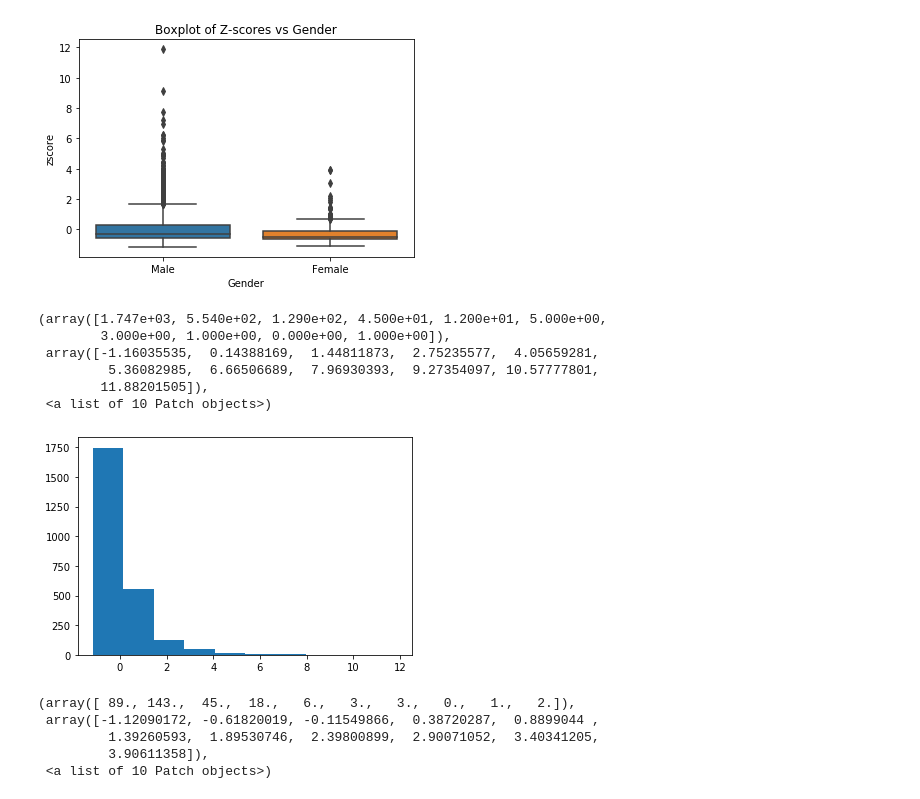
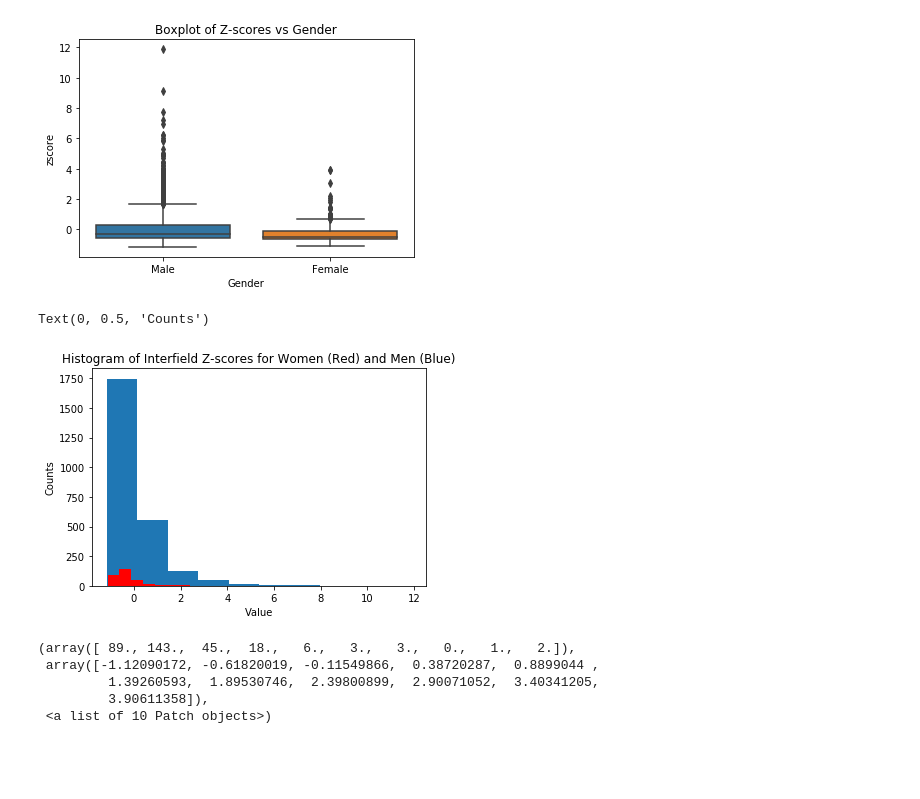
Before and after one commit to joshp112358/Differences, a Jupyter notebook: Calculations.ipynb, the cells around one changed output. Drawn from its saved outputs; the diff is of its cells as text; code cells hidden in the pictures; blank space fills up the shorter version.

```diff
--- a/Calculations.ipynb
+++ b/Calculations.ipynb
@@ -468,17 +468,16 @@ plt.title("Boxplot of Z-scores vs Gender")
 # %% [output]
 Text(0.5, 1.0, 'Boxplot of Z-scores vs Gender')
 [figure]
-# %%
-mmm = standardized[standardized["Gender"]=="Male"]
-plt.hist(mmm.zscore)
-# %% [output]
-(array([1.747e+03, 5.540e+02, 1.290e+02, 4.500e+01, 1.200e+01, 5.000e+00,
-        3.000e+00, 1.000e+00, 0.000e+00, 1.000e+00]),
- array([-1.16035535,  0.14388169,  1.44811873,  2.75235577,  4.05659281,
-         5.36082985,  6.66506689,  7.96930393,  9.27354097, 10.57777801,
-        11.88201505]),
- <a list of 10 Patch objects>)
-[figure, removed]
+# %%
+np.random.seed(0)
+plt.hist(standardized[standardized["Gender"]=="Male"].zscore)
+plt.hist(standardized[standardized["Gender"]=="Female"].zscore, color = "red")
+plt.title("Histogram of Interfield Z-scores for Women (Red) and Men (Blue)")
+plt.xlabel("Value")
+plt.ylabel("Counts")
+# %% [output]
+Text(0, 0.5, 'Counts')
+[figure, added]
 # %%
 www = standardized[standardized["Gender"]=="Female"]
 plt.hist(www.zscore)
```
Also changed, not shown: 2 other files.
